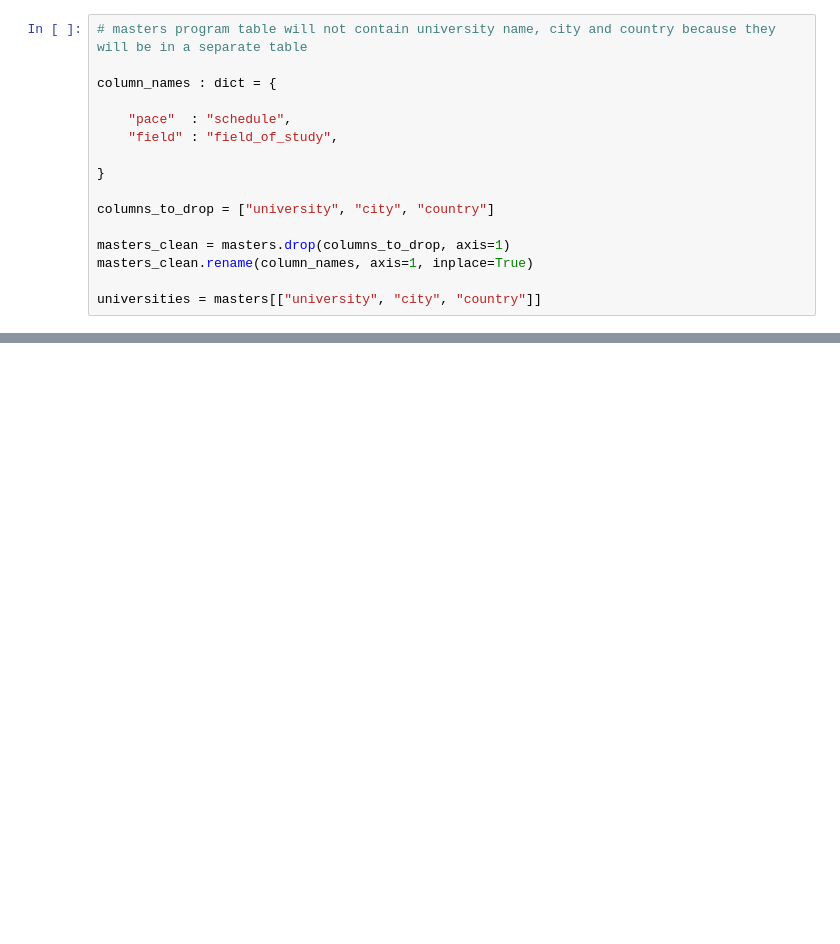
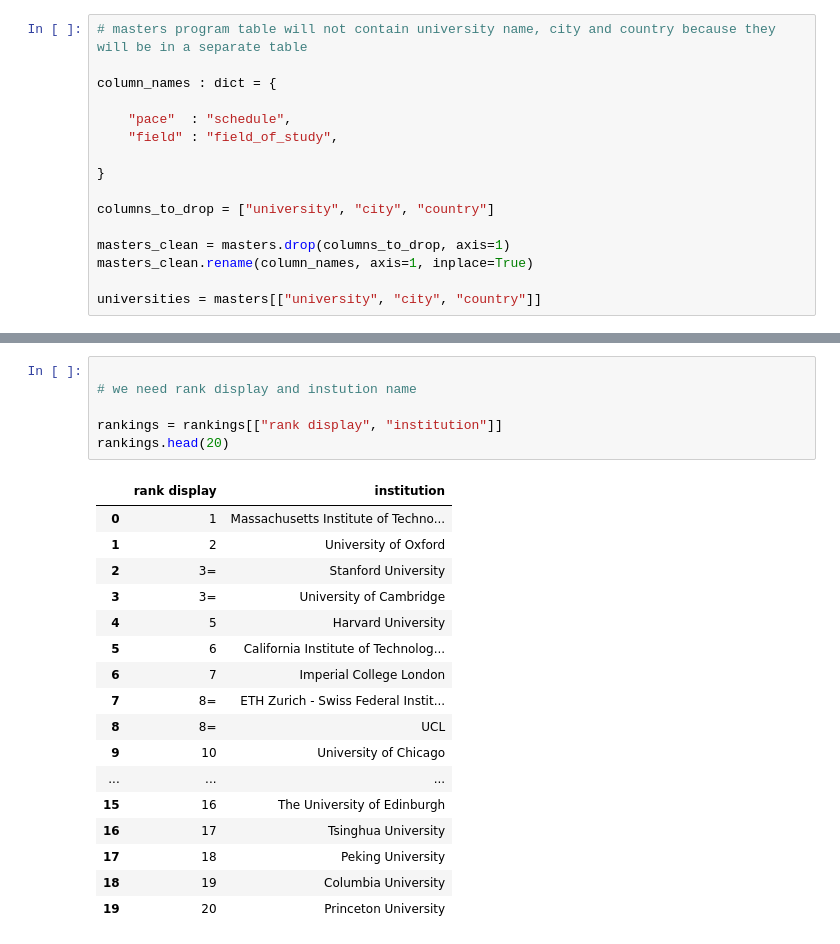
Before and after one commit to PicoloGroup/DB-FindMyMasters, a Jupyter notebook: data-version2/MasterProgramsDataCleaning.ipynb, the cells around one changed output, grey strips where cells are left out. Cells and saved outputs as stored; diff of their text form; blank space fills up the shorter version.

```diff
--- a/data-version2/MasterProgramsDataCleaning.ipynb
+++ b/data-version2/MasterProgramsDataCleaning.ipynb
@@ -103,0 +124,24 @@ memory usage: 142.9+ KB
+# %%
+
+# we need rank display and instution name
+
+rankings = rankings[["rank display", "institution"]]
+rankings.head(20)
+# %% [output]
+|  | rank display | institution |
+| 0 | 1 | Massachusetts Institute of Techno... |
+| 1 | 2 | University of Oxford |
+| 2 | 3= | Stanford University |
+| 3 | 3= | University of Cambridge |
+| 4 | 5 | Harvard University |
+| 5 | 6 | California Institute of Technolog... |
+| 6 | 7 | Imperial College London |
+| 7 | 8= | ETH Zurich - Swiss Federal Instit... |
+| 8 | 8= | UCL |
+| 9 | 10 | University of Chicago |
+| ... | ... | ... |
+| 15 | 16 | The University of Edinburgh |
+| 16 | 17 | Tsinghua University |
+| 17 | 18 | Peking University |
+| 18 | 19 | Columbia University |
+| 19 | 20 | Princeton University |
```
Also changed, not shown: parts of 32 cells of this notebook, 4 other files.
